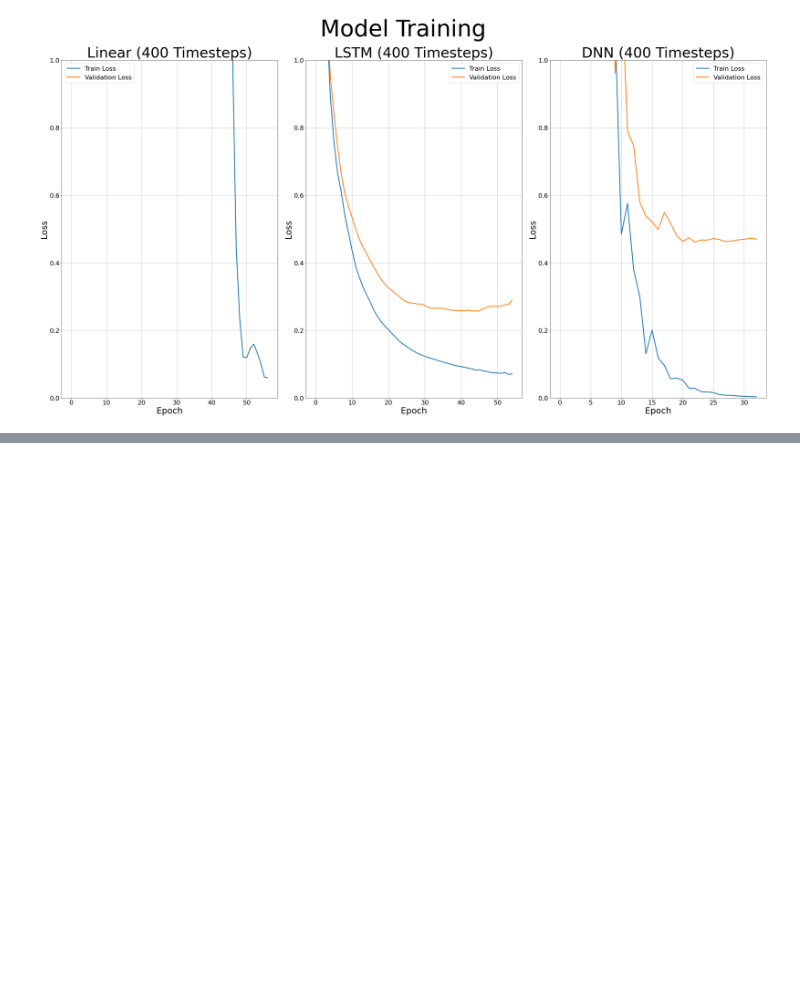
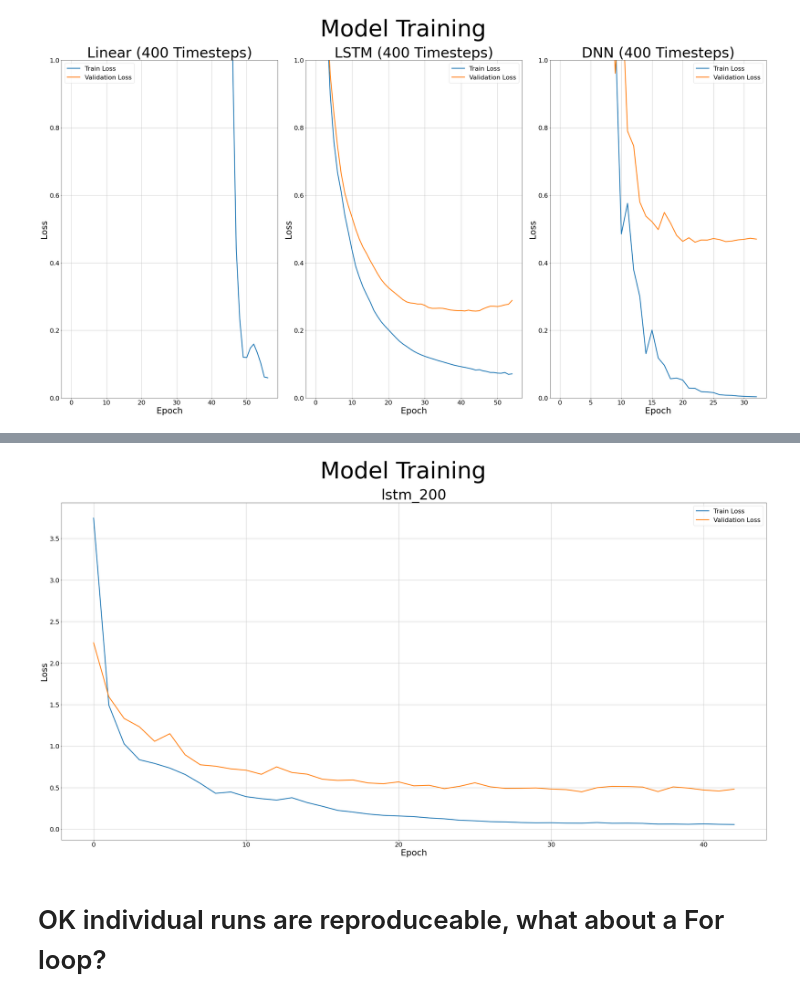
Before and after one commit to epic-research-group/das-to-discharge, a Jupyter notebook: ml_randomness_testing.ipynb, the cells around one changed output, grey strips where cells are left out. Drawn from its saved outputs; the diff is of its cells as text; code cells hidden in the pictures; blank space fills up the shorter version.

```diff
--- a/ml_randomness_testing.ipynb
+++ b/ml_randomness_testing.ipynb
@@ -152,0 +168,18 @@ plt.show()
+# %%
+window_input_width = 200
+
+multi_step_window_shuffled = d2d.WindowGenerator(df_all_chan,
+    input_width=window_input_width, label_width=1, shift=0,
+    label_columns=['Discharge'],
+    input_columns=input_columns,
+    shuffle=True)
+# %%
+history = {}
+val_performance = {}
+performance = {}
+# %%
+history['lstm_'+str(window_input_width)] = d2d.compile_and_fit(lstm_model, multi_step_window_shuffled, learning_rate = 0.001)
+
+
+val_performance['lstm_'+str(window_input_width)] = lstm_model.evaluate(multi_step_window_shuffled.val)
+performance['lstm_'+str(window_input_width)] = lstm_model.evaluate(multi_step_window_shuffled.test, verbose=0)
@@ -152,0 +204,33 @@ plt.show()
+# %%
+#Plotting one graph
+
+import matplotlib
+import matplotlib.pyplot as plt
+
+matplotlib.rcParams.update({'font.size': 22})
+
+fig, ax0 = plt.subplots(nrows=1,
+                         ncols=1,
+                         sharey=False,
+                         sharex=False,
+                         figsize=(36,20))
+fig.patch.set_facecolor('white')
+
+
+ax0.plot(history['lstm_200'].history['loss'], label='Train Loss',linewidth=3)
+ax0.plot(history['lstm_200'].history['val_loss'], label='Validation Loss',linewidth=3)
+ax0.grid(True)
+ax0.legend()
+ax0.set_title('lstm_200',size=50)
+ax0.set_ylabel('Loss', size=30)
+ax0.set_xlabel('Epoch', size=30)
+#ax0.set_ylim([0,1])
+
+fig.suptitle('Model Training', fontsize = 80)
+
+plt.tight_layout()
+plt.show()
+# %% [output]
+[figure, added]
+# %% [markdown]
+# OK individual runs are reproduceable, what about a For loop?
```
Also changed, not shown: parts of 19 cells of this notebook, 3 other files.
